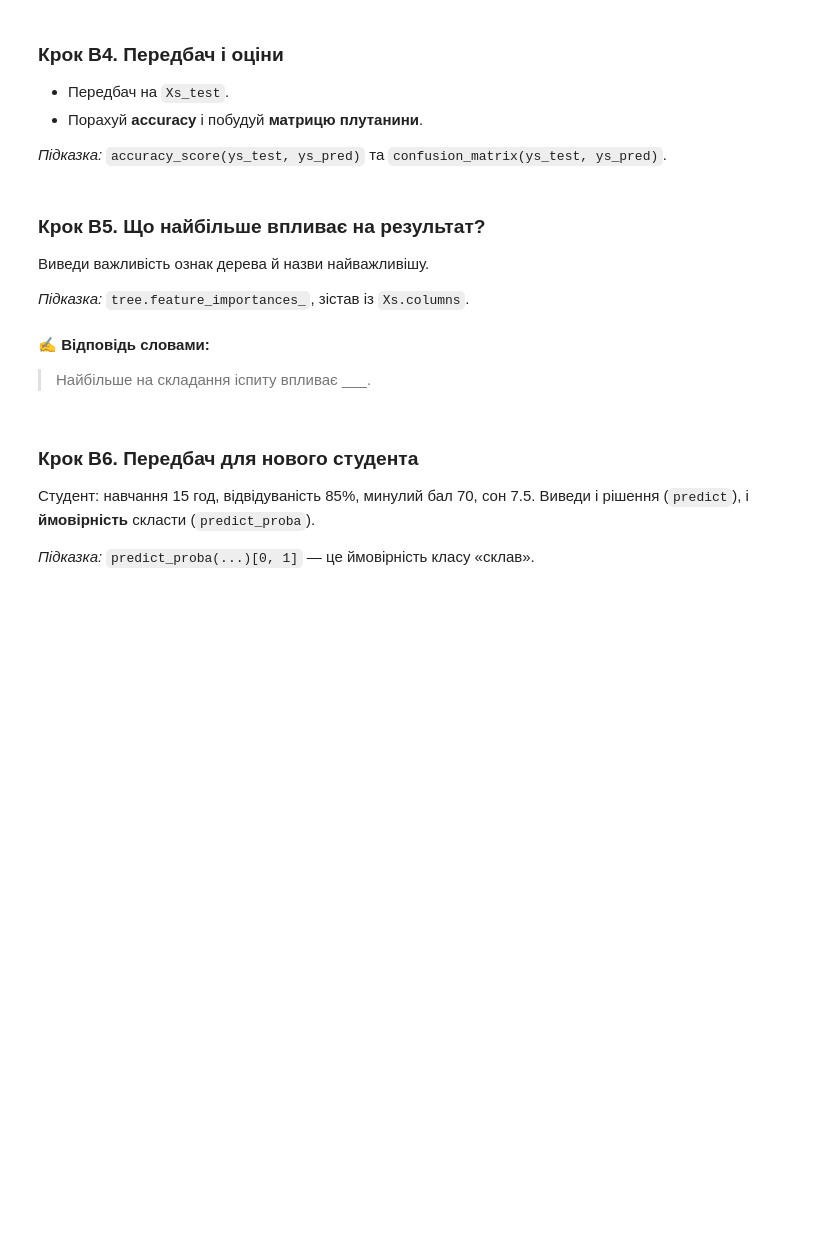
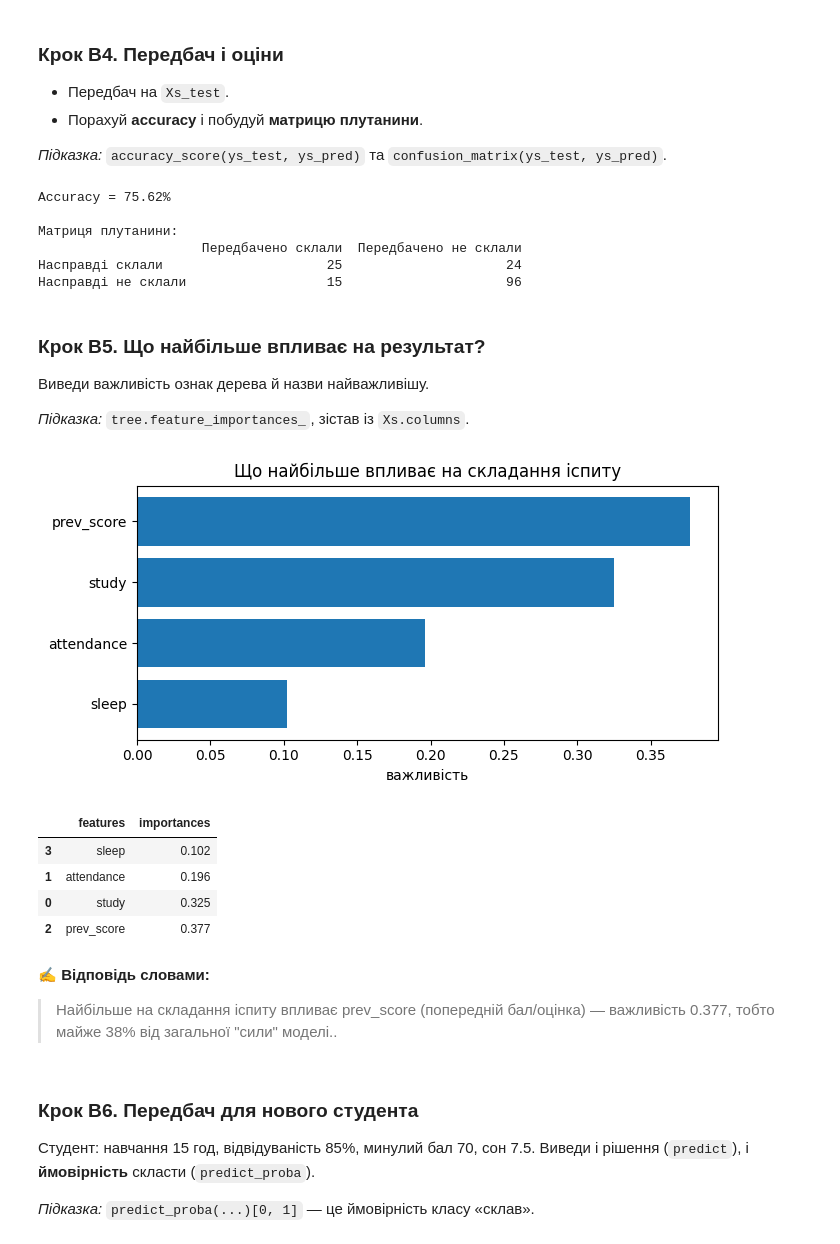
Before and after one commit to ParusSlava/DTA_2026, a Jupyter notebook: ML/ml_practice_LR&Cl.ipynb, the cells around one changed output. Cells and saved outputs as stored; diff of their text form; code cells hidden in the pictures; blank space fills up the shorter version.

```diff
--- a/ML/ml_practice_LR&Cl.ipynb
+++ b/ML/ml_practice_LR&Cl.ipynb
@@ -189,3 +315,27 @@ from sklearn.metrics import accuracy_score, confusion_matrix
+# %%
+from sklearn.metrics import accuracy_score, confusion_matrix
+
+# TODO: передбач ys_pred, порахуй accuracy та матрицю плутанини
+ys_pred = model_tree.predict(Xs_test)
+acc = accuracy_score(ys_test, ys_pred)
+print(f'Accuracy = {acc:.2%}\n')
+
+cm = confusion_matrix(ys_test, ys_pred)
+df_cm = pd.DataFrame(
+    cm,
+    index=['Насправді склали', 'Насправді не склали'],
+    columns = ['Передбачено склали', 'Передбачено не склали']
+)
+
+print('Матриця плутанини:')
+print(df_cm)
+# %% [output]
+Accuracy = 75.62%
+
+Матриця плутанини:
+                     Передбачено склали  Передбачено не склали
+Насправді склали                     25                     24
+Насправді не склали                  15                     96
 # %% [markdown]
 ### Крок B5. Що найбільше впливає на результат?
 Виведи важливість ознак дерева й назви найважливішу.
@@ -196,6 +344,30 @@ from sklearn.metrics import accuracy_score, confusion_matrix
+# %%
+# TODO: таблиця "ознака — важливість", відсортована за спаданням
+importances = pd.DataFrame({
+    'features': Xs.columns,
+    'importances': model_tree.feature_importances_.round(3)
+
+}).sort_values('importances', ascending=True)
+
+plt.figure(figsize=(7, 3.5))
+plt.barh(importances['features'], importances['importances'] )
+
+plt.xlabel('важливість')
+plt.title('Що найбільше впливає на складання іспиту')
+plt.tight_layout()
+plt.show()
+
+importances
+# %% [output]
+[figure, added]
+|  | features | importances |
+| 3 | sleep | 0.102 |
+| 1 | attendance | 0.196 |
+| 0 | study | 0.325 |
+| 2 | prev_score | 0.377 |
 # %% [markdown]
 ✍️ **Відповідь словами:**
-> Найбільше на складання іспиту впливає ___.
+> Найбільше на складання іспиту впливає prev_score (попередній бал/оцінка) — важливість 0.377, тобто майже 38% від загальної "сили" моделі..
 # %% [markdown]
 ### Крок B6. Передбач для нового студента
 Студент: навчання 15 год, відвідуваність 85%, минулий бал 70, сон 7.5.
```
Also changed, not shown: parts of 19 cells of this notebook.
